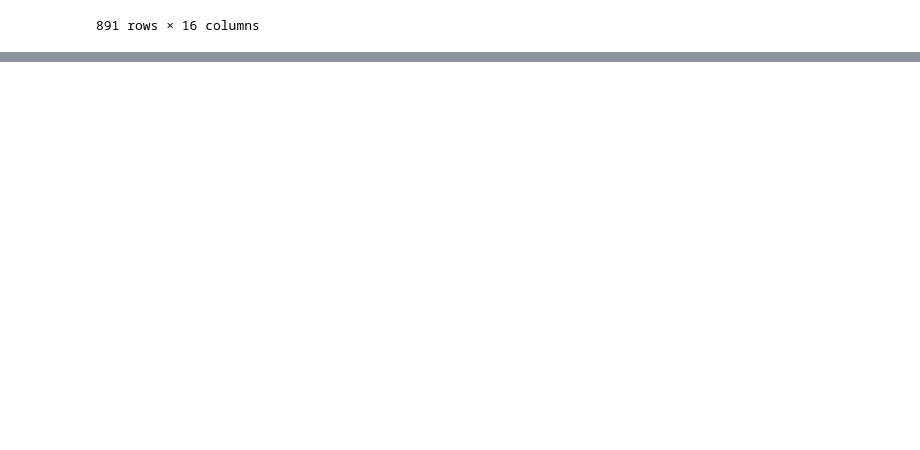
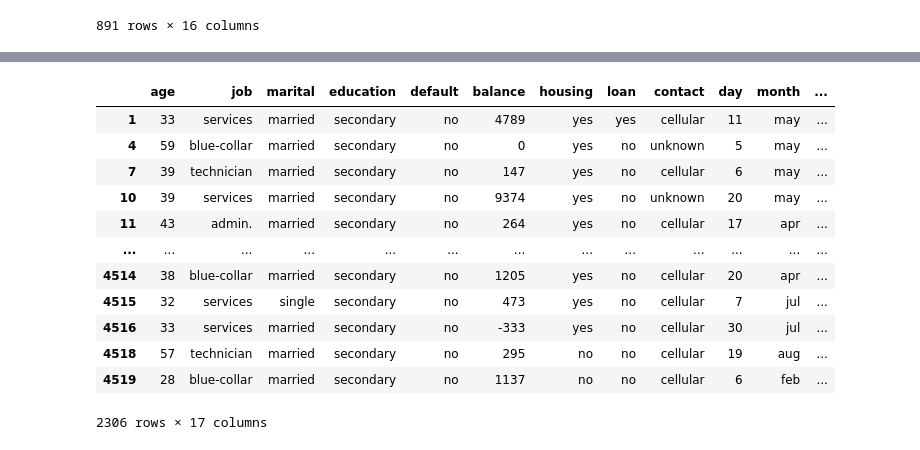
Before and after one commit to Haidar440/Data_Science, a Jupyter notebook: Pandas/pandas_analysis.ipynb, the cells around one changed output, grey strips where cells are left out. Cells and saved outputs as stored; diff of their text form; code cells hidden in the pictures; blank space fills up the shorter version.

```diff
--- a/Pandas/pandas_analysis.ipynb
+++ b/Pandas/pandas_analysis.ipynb
@@ -383,0 +446,16 @@ df
+# %%
+secondary
+# %% [output]
+|  | age | job | marital | education | default | balance | housing | loan | contact | day | month | ... |
+| 1 | 33 | services | married | secondary | no | 4789 | yes | yes | cellular | 11 | may | ... |
+| 4 | 59 | blue-collar | married | secondary | no | 0 | yes | no | unknown | 5 | may | ... |
+| 7 | 39 | technician | married | secondary | no | 147 | yes | no | cellular | 6 | may | ... |
+| 10 | 39 | services | married | secondary | no | 9374 | yes | no | unknown | 20 | may | ... |
+| 11 | 43 | admin. | married | secondary | no | 264 | yes | no | cellular | 17 | apr | ... |
+| ... | ... | ... | ... | ... | ... | ... | ... | ... | ... | ... | ... | ... |
+| 4514 | 38 | blue-collar | married | secondary | no | 1205 | yes | no | cellular | 20 | apr | ... |
+| 4515 | 32 | services | single | secondary | no | 473 | yes | no | cellular | 7 | jul | ... |
+| 4516 | 33 | services | married | secondary | no | -333 | yes | no | cellular | 30 | jul | ... |
+| 4518 | 57 | technician | married | secondary | no | 295 | no | no | cellular | 19 | aug | ... |
+| 4519 | 28 | blue-collar | married | secondary | no | 1137 | no | no | cellular | 6 | feb | ... |
+2306 rows × 17 columns
```
Also changed, not shown: parts of 14 cells of this notebook, 3 other files.
